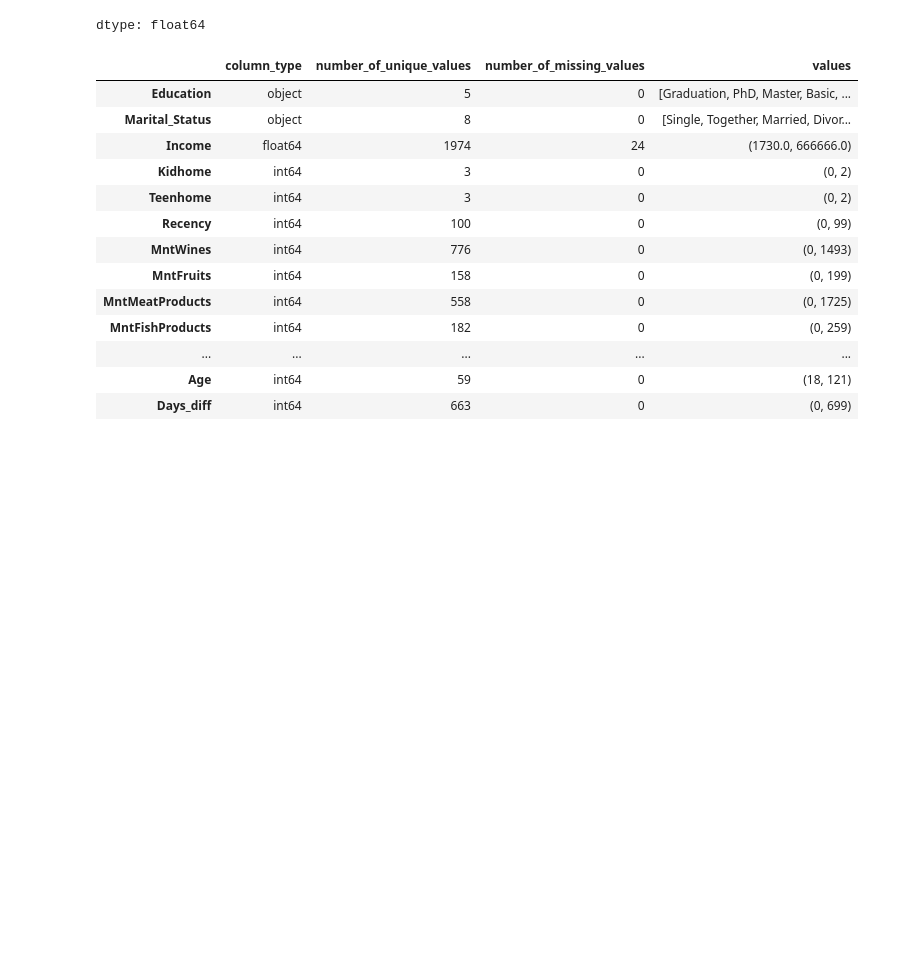
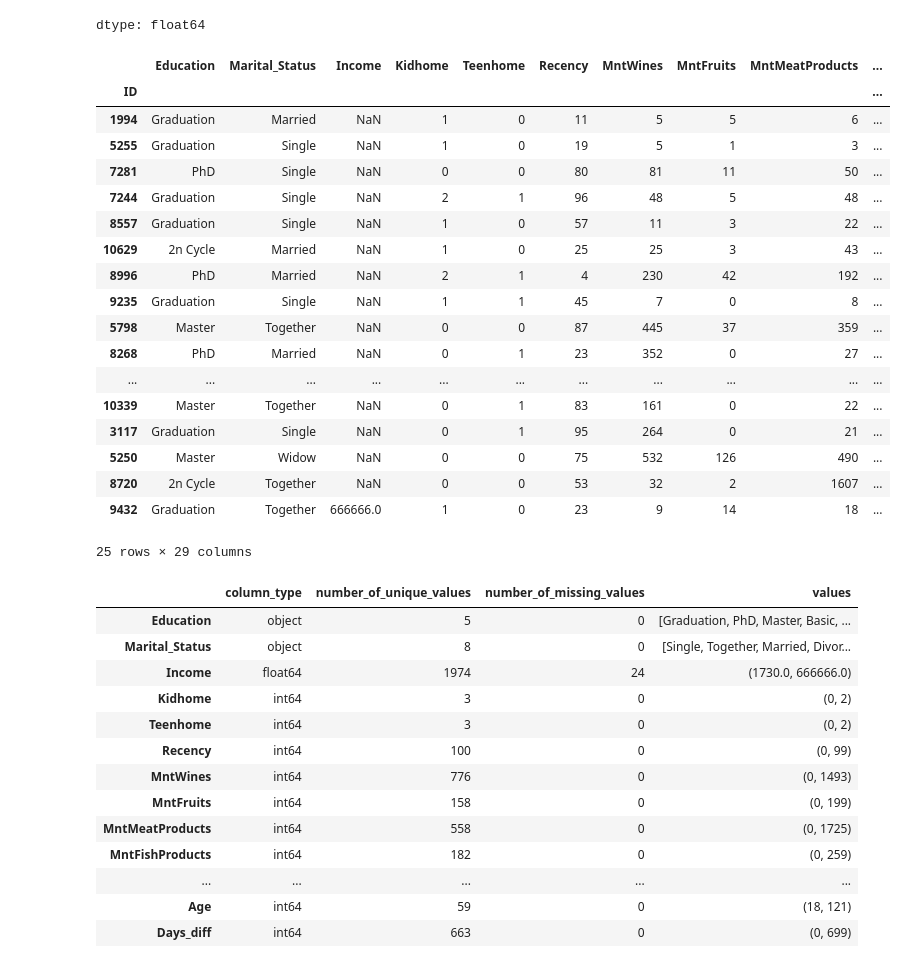
Before and after one commit to Alenushka2013/Customer-Personality-Analysis, a Jupyter notebook: Regression_for_missing_values.ipynb, the cells around one changed output. Cells and saved outputs as stored; diff of their text form; code cells hidden in the pictures; blank space fills up the shorter version.

```diff
--- a/Regression_for_missing_values.ipynb
+++ b/Regression_for_missing_values.ipynb
@@ -311,6 +281,28 @@ numeric_df.corr().Income.sort_values(key=abs, ascending=False)[1:]
 dtype: float64
 # %%
 df_test = df[(df.isnull().any(axis=1)) | (df["Income"] > 500000)]
+# %%
+df_test
+# %% [output]
+|  | Education | Marital_Status | Income | Kidhome | Teenhome | Recency | MntWines | MntFruits | MntMeatProducts | ... |
+| ID |  |  |  |  |  |  |  |  |  | ... |
+| 1994 | Graduation | Married | NaN | 1 | 0 | 11 | 5 | 5 | 6 | ... |
+| 5255 | Graduation | Single | NaN | 1 | 0 | 19 | 5 | 1 | 3 | ... |
+| 7281 | PhD | Single | NaN | 0 | 0 | 80 | 81 | 11 | 50 | ... |
+| 7244 | Graduation | Single | NaN | 2 | 1 | 96 | 48 | 5 | 48 | ... |
+| 8557 | Graduation | Single | NaN | 1 | 0 | 57 | 11 | 3 | 22 | ... |
+| 10629 | 2n Cycle | Married | NaN | 1 | 0 | 25 | 25 | 3 | 43 | ... |
+| 8996 | PhD | Married | NaN | 2 | 1 | 4 | 230 | 42 | 192 | ... |
+| 9235 | Graduation | Single | NaN | 1 | 1 | 45 | 7 | 0 | 8 | ... |
+| 5798 | Master | Together | NaN | 0 | 0 | 87 | 445 | 37 | 359 | ... |
+| 8268 | PhD | Married | NaN | 0 | 1 | 23 | 352 | 0 | 27 | ... |
+| ... | ... | ... | ... | ... | ... | ... | ... | ... | ... | ... |
+| 10339 | Master | Together | NaN | 0 | 1 | 83 | 161 | 0 | 22 | ... |
+| 3117 | Graduation | Single | NaN | 0 | 1 | 95 | 264 | 0 | 21 | ... |
+| 5250 | Master | Widow | NaN | 0 | 0 | 75 | 532 | 126 | 490 | ... |
+| 8720 | 2n Cycle | Together | NaN | 0 | 0 | 53 | 32 | 2 | 1607 | ... |
+| 9432 | Graduation | Together | 666666.0 | 1 | 0 | 23 | 9 | 14 | 18 | ... |
+25 rows × 29 columns
 # %%
 df_raw = df[~(df.isnull().any(axis=1)) & (df["Income"] <= 500000)]
 # %%
```
Also changed, not shown: parts of 8 cells of this notebook.
